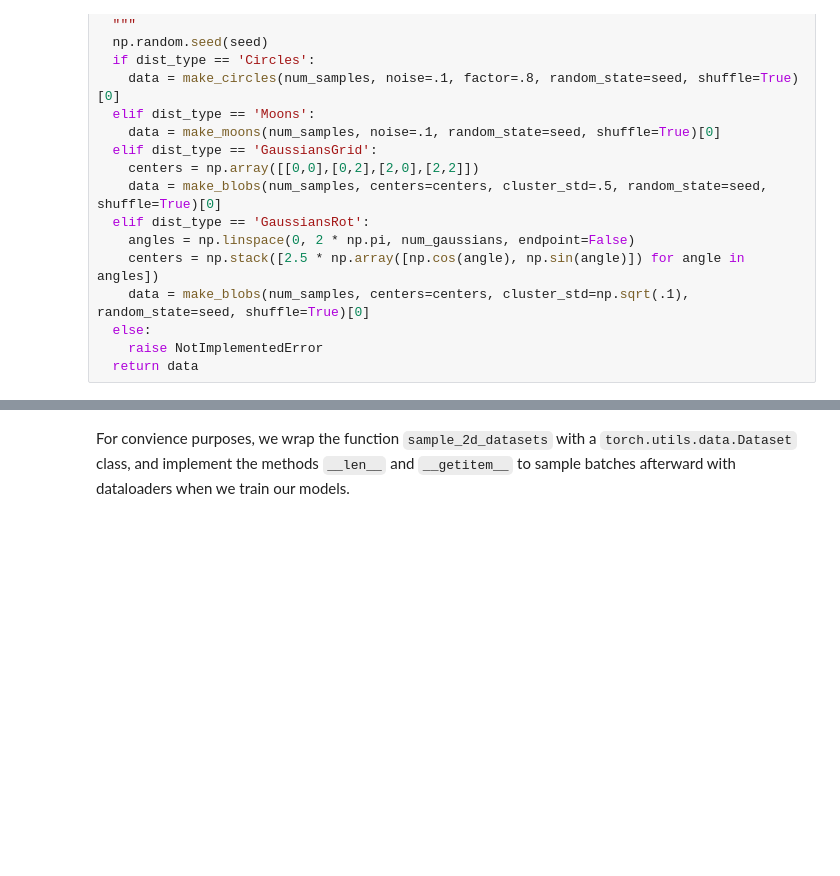
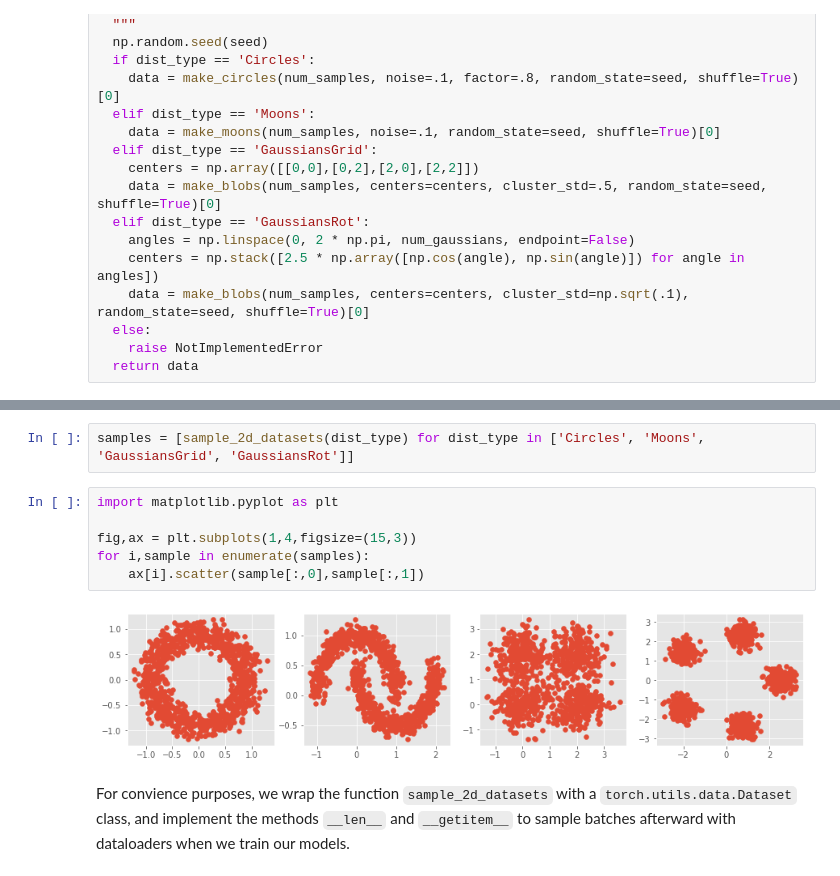
Before and after one commit to adidigit/statistical_methods_in_ip, a Jupyter notebook: HW1/HW1_Spring2022_KDE_NormalizingFlows.ipynb, the cells around one changed output, grey strips where cells are left out. Drawn from its saved outputs; the diff is of its cells as text; blank space fills up the shorter version.

```diff
--- a/HW1/HW1_Spring2022_KDE_NormalizingFlows.ipynb
+++ b/HW1/HW1_Spring2022_KDE_NormalizingFlows.ipynb
@@ -170,6 +167,16 @@ def sample_2d_datasets(dist_type, num_samples=1000, seed=0, num_gaussians=5):
   return data
 # %% [markdown]
 <img src="https://img.icons8.com/offices/80/000000/making-notes.png" style="height:30px;display:inline\">**<span style="color:red">Task 1</span>**. To get acquainted with this function, for each of the 4 distributions above, draw $N = 1000$ samples ${{x}_i}$. Display the drawn samples for each distribution in a separate plot.
+# %%
+samples = [sample_2d_datasets(dist_type) for dist_type in ['Circles', 'Moons', 'GaussiansGrid', 'GaussiansRot']]
+# %%
+import matplotlib.pyplot as plt
+
+fig,ax = plt.subplots(1,4,figsize=(15,3))
+for i,sample in enumerate(samples):
+    ax[i].scatter(sample[:,0],sample[:,1])
+# %% [output]
+[figure, added]
 # %% [markdown]
 For convience purposes, we wrap the function `sample_2d_datasets` with a `torch.utils.data.Dataset` class, and implement the methods `__len__` and `__getitem__` to sample batches afterward with dataloaders when we train our models.
 # %%
```
Also changed, not shown: parts of 4 cells of this notebook.
